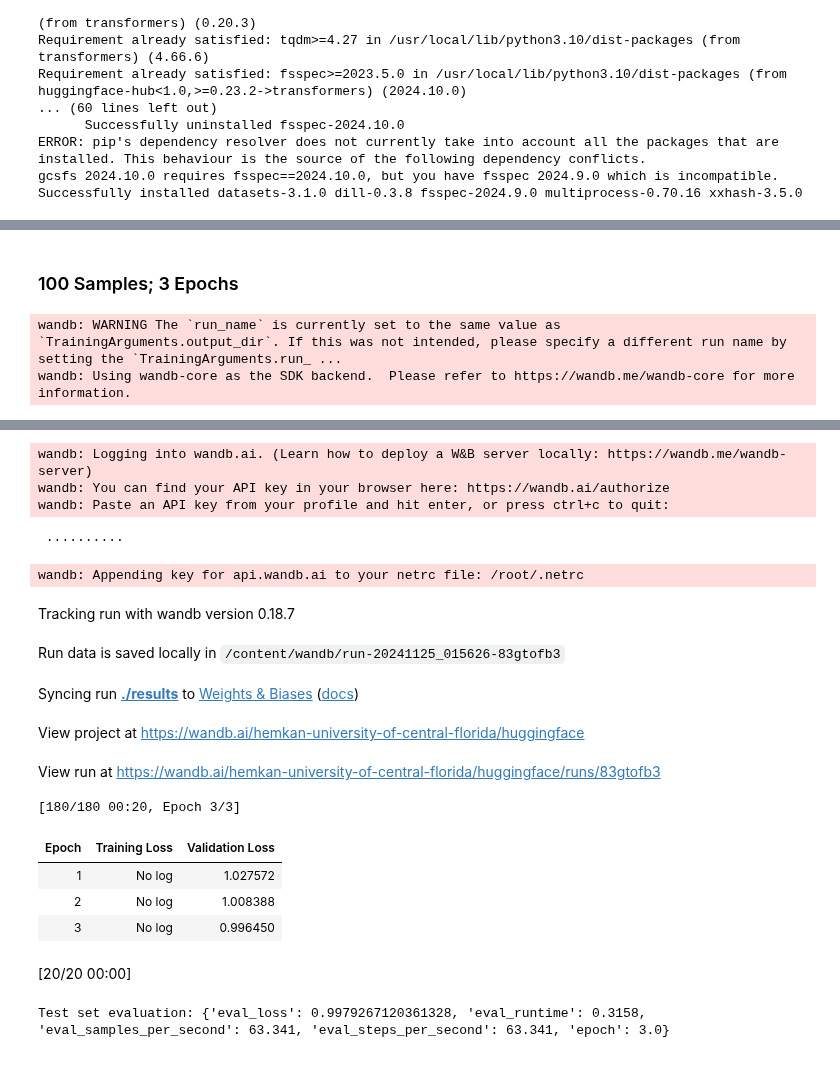
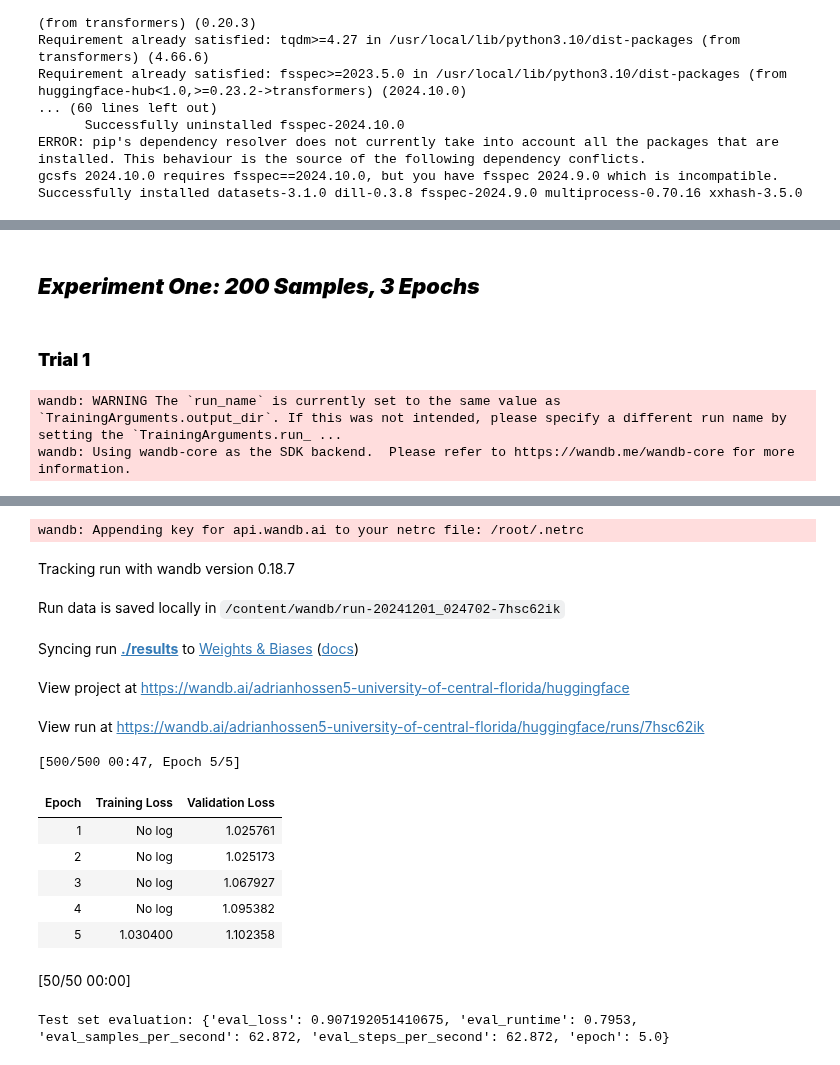
Before and after one commit to almond5/CAP5510_Datasets, a Jupyter notebook: qna_method/qna_distilbert.ipynb, the cells around one changed output, grey strips where cells are left out. Drawn from its saved outputs; the diff is of its cells as text; code cells hidden in the pictures.

```diff
--- a/qna_method/qna_distilbert.ipynb
+++ b/qna_method/qna_distilbert.ipynb
@@ -40,5 +47,7 @@ You should probably TRAIN this model on a down-stream task to be able to use it
 # %% [markdown]
-### 100 Samples; 3 Epochs
+## **_Experiment One: 200 Samples, 3 Epochs_**
+# %% [markdown]
+### **Trial 1**
 # %%
 # Preprocess the dataset
 def preprocess_function(examples):
@@ -56,13 +65,13 @@ def preprocess_function(examples):
     return model_inputs
 
 # Select a small subset of the dataset for demonstration
-small_ds = ds['train'].select(range(100))
+small_ds = ds['train'].select(range(200))
 tokenized_ds = small_ds.map(preprocess_function, batched=True)
 
 # Split the dataset into training, validation, and test sets
-train_size = 60
-val_size = 20
-test_size = 20
+train_size = 100
+val_size = 50
+test_size = 50
 
 train_dataset, val_dataset, test_dataset = torch.utils.data.random_split(
     tokenized_ds, [train_size, val_size, test_size]
@@ -73,48 +82,46 @@ training_args = TrainingArguments(
     output_dir="./results",
     evaluation_strategy="epoch",
     learning_rate=2e-6,
-    num_train_epochs=3,
+    num_train_epochs=5,
     per_device_train_batch_size=1,
     per_device_eval_batch_size=1,
     weight_decay=0.01,
 )
 
 # Initialize the Trainer
 trainer = Trainer(
     model=model,
     args=training_args,
     train_dataset=train_dataset,
     eval_dataset=val_dataset,
     tokenizer=tokenizer,
 )
 
 # Train the model
 trainer.train()
 
 # Evaluate the model
 metrics = trainer.evaluate(eval_dataset=test_dataset)
 print("Test set evaluation:", metrics)
 # %% [output]
 wandb: WARNING The `run_name` is currently set to the same value as `TrainingArguments.output_dir`. If this was not intended, please specify a different run name by setting the `TrainingArguments.run_ ...
 wandb: Using wandb-core as the SDK backend.  Please refer to https://wandb.me/wandb-core for more information.
 [interactive output not drawn]
-wandb: Logging into wandb.ai. (Learn how to deploy a W&B server locally: https://wandb.me/wandb-server)
-wandb: You can find your API key in your browser here: https://wandb.ai/authorize
-wandb: Paste an API key from your profile and hit enter, or press ctrl+c to quit:
+wandb: Appending key for api.wandb.ai to your netrc file: /root/.netrc
- ··········
-wandb: Appending key for api.wandb.ai to your netrc file: /root/.netrc
 Tracking run with wandb version 0.18.7
-Run data is saved locally in /content/wandb/run-20241125_015626-83gtofb3
+Run data is saved locally in /content/wandb/run-20241201_024702-7hsc62ik
 Syncing run ./results to Weights & Biases (docs)
-View project at https://wandb.ai/hemkan-university-of-central-florida/huggingface
+View project at https://wandb.ai/adrianhossen5-university-of-central-florida/huggingface
-View run at https://wandb.ai/hemkan-university-of-central-florida/huggingface/runs/83gtofb3
+View run at https://wandb.ai/adrianhossen5-university-of-central-florida/huggingface/runs/7hsc62ik
-[180/180 00:20, Epoch 3/3]
+[500/500 00:47, Epoch 5/5]
 | Epoch | Training Loss | Validation Loss |
-| 1 | No log | 1.027572 |
-| 2 | No log | 1.008388 |
-| 3 | No log | 0.996450 |
+| 1 | No log | 1.025761 |
+| 2 | No log | 1.025173 |
+| 3 | No log | 1.067927 |
+| 4 | No log | 1.095382 |
+| 5 | 1.030400 | 1.102358 |
-[20/20 00:00]
+[50/50 00:00]
-Test set evaluation: {'eval_loss': 0.9979267120361328, 'eval_runtime': 0.3158, 'eval_samples_per_second': 63.341, 'eval_steps_per_second': 63.341, 'epoch': 3.0}
+Test set evaluation: {'eval_loss': 0.907192051410675, 'eval_runtime': 0.7953, 'eval_samples_per_second': 62.872, 'eval_steps_per_second': 62.872, 'epoch': 5.0}
 # %%
 # Generate predictions
 def prediction_answer(question, context):
```
Also changed, not shown: parts of 32 cells of this notebook.
